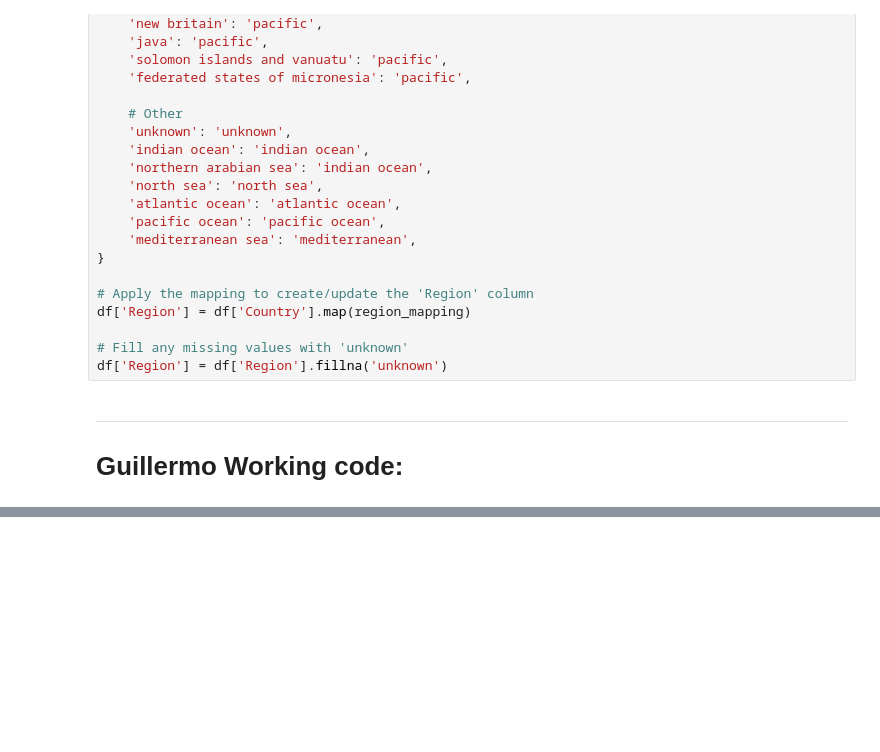
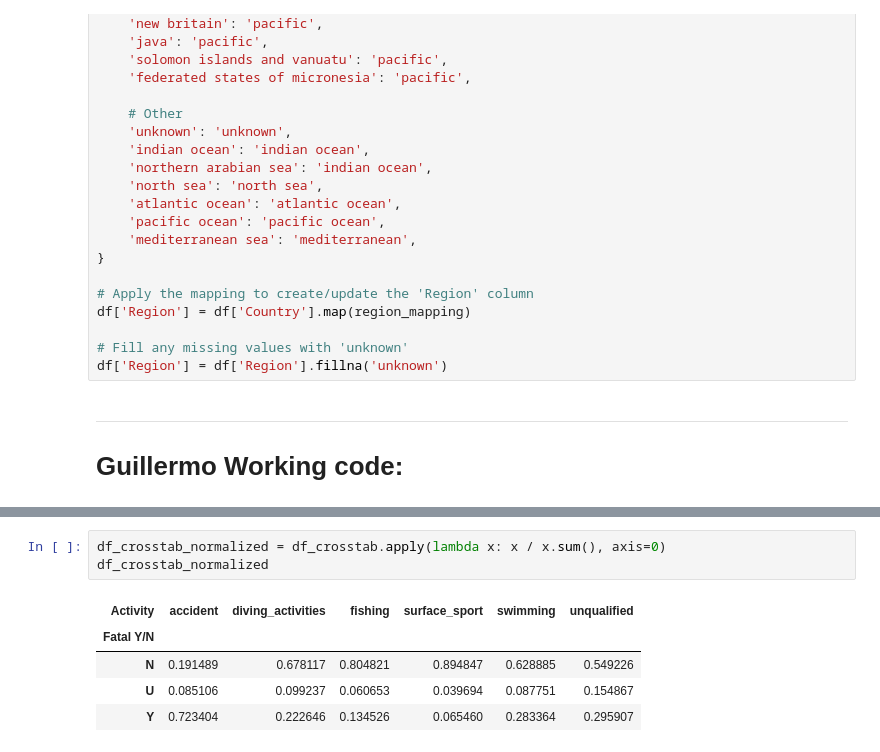
Before and after one commit to martijnooo/shark_attack, a Jupyter notebook: shark_attack.ipynb, the cells around one changed output, grey strips where cells are left out. Drawn from its saved outputs; the diff is of its cells as text; blank space fills up the shorter version.

```diff
--- a/shark_attack.ipynb
+++ b/shark_attack.ipynb
@@ -571,0 +619,9 @@ df['Region'] = df['Region'].fillna('unknown')
+# %%
+df_crosstab_normalized = df_crosstab.apply(lambda x: x / x.sum(), axis=0)
+df_crosstab_normalized
+# %% [output]
+| Activity | accident | diving_activities | fishing | surface_sport | swimming | unqualified |
+| Fatal Y/N |  |  |  |  |  |  |
+| N | 0.191489 | 0.678117 | 0.804821 | 0.894847 | 0.628885 | 0.549226 |
+| U | 0.085106 | 0.099237 | 0.060653 | 0.039694 | 0.087751 | 0.154867 |
+| Y | 0.723404 | 0.222646 | 0.134526 | 0.065460 | 0.283364 | 0.295907 |
```
Also changed, not shown: parts of 15 cells of this notebook.
